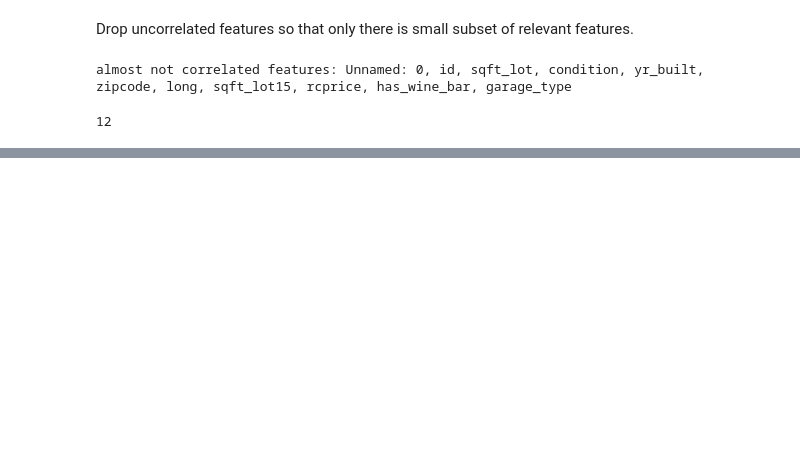
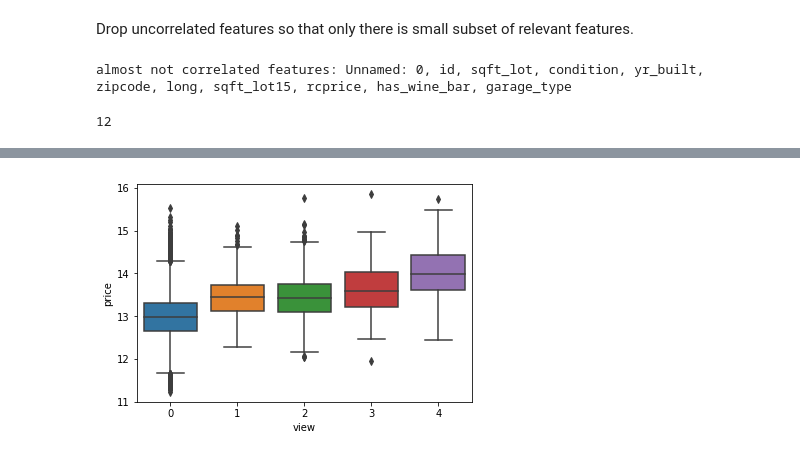
Before and after one commit to podondra/data-preprocessing, a Jupyter notebook: hw3/feature-selection-transformations.ipynb, the cells around one changed output, grey strips where cells are left out. Drawn from its saved outputs; the diff is of its cells as text; code cells hidden in the pictures; blank space fills up the shorter version.

```diff
--- a/hw3/feature-selection-transformations.ipynb
+++ b/hw3/feature-selection-transformations.ipynb
@@ -223,0 +204,5 @@ memory usage: 2.0 MB
+# %%
+# view somewhat correlated to price
+_ = seaborn.boxplot(x='view', y='price', data=df)
+# %% [output]
+[figure, added]
```
Also changed, not shown: parts of 19 cells of this notebook.
